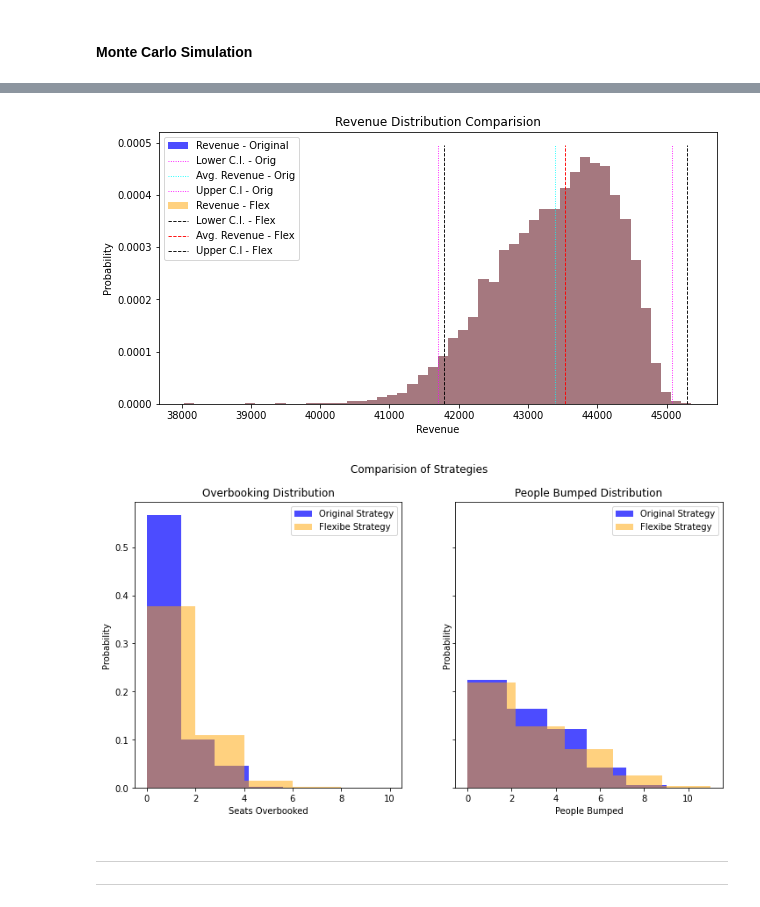
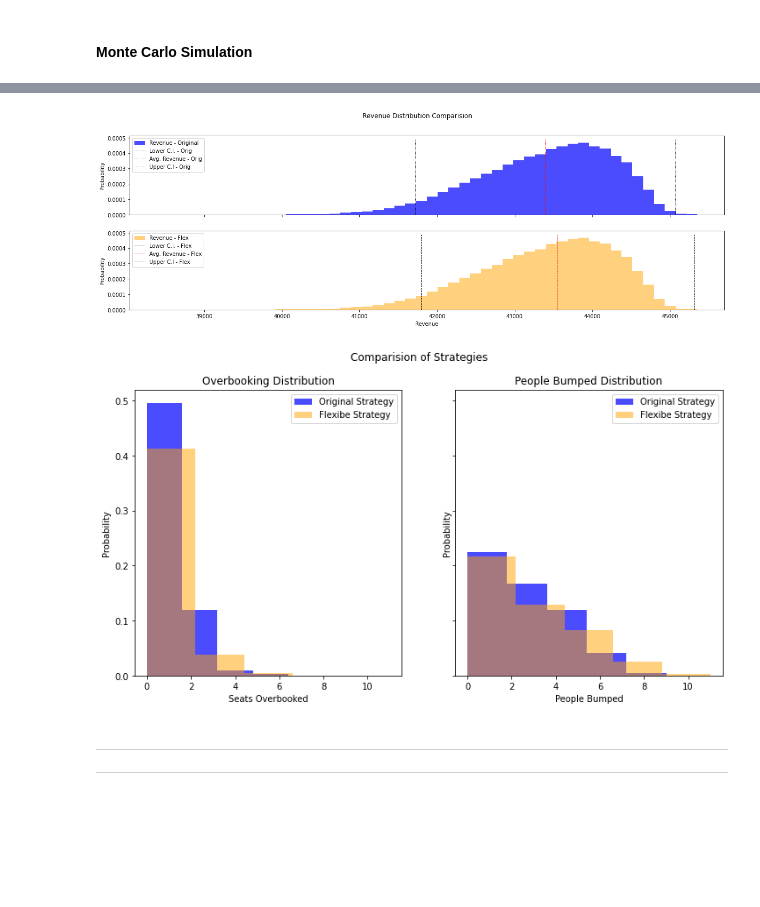
Before and after one commit to rohitashwachaks/advanced_optimisation, a Jupyter notebook: Projects/Project2/project2.ipynb, the cells around one changed output, grey strips where cells are left out. Drawn from its saved outputs; the diff is of its cells as text; code cells hidden in the pictures; blank space fills up the shorter version.

```diff
--- a/Projects/Project2/project2.ipynb
+++ b/Projects/Project2/project2.ipynb
@@ -307,7 +307,7 @@ def simulation(U, mode='normal', verbose = False):
         plt.hlines(COACH['seats']+OVERBOOKING_COUNT, -(T+1), 0, colors='r', linestyles='dashed', label='Overbooking Limit', linewidth=0.9)
         plt.xlabel('Time(days)')
         plt.ylabel('Seat Occupancy')
-        plt.title(f'Seat on a Plane, Revenue: ${np.round(revenue_vec[-1], 2)}\n Overbooking: {overbook_count}, Mode: {mode}')
+        plt.title(f'Seat on a Plane, Revenue: ${np.round(revenue_vec[-1], 2)}\n Overbooking: {OVERBOOKING_COUNT}, Mode: {mode}')
         plt.legend(loc = 4)
         plt.show()
 
@@ -335,7 +335,7 @@ revenue_vec, tickets_sold = simulation(U, mode = 'flex', verbose=True)
 # %% [markdown]
 #### Monte Carlo Simulation
 # %%
-def monte_carlo_simulation(overbook_count, mode='normal', n_sim=10000, verbose = False):
+def monte_carlo_simulation(overbook_count, mode='normal', n_sim=100000, verbose = False):
     _, U = overbook(overbook_count, mode)
 
     sim_revenue = np.zeros(n_sim)
@@ -394,7 +394,7 @@ def monte_carlo_simulation(overbook_count, mode='normal', n_sim=10000, verbose =
         plt.vlines(sim_mean + 1.96*sim_std, y_min, y_max, label='Upper C.I', linestyles='dashed', linewidth=0.9, color='black')
 
         expected_revenue = 42242.86 if mode == 'normal' else 42502.67
-        plt.vlines(expected_revenue, y_min, y_max, label='Expected. Revenue', linestyles='dashed', linewidth=0.9, color='g')
+        # plt.vlines(expected_revenue, y_min, y_max, label='Expected. Revenue', linestyles='dashed', linewidth=0.9, color='g')
         plt.xlabel('Revenue')
         plt.ylabel('Probability')
         plt.title(f'Revenue Distribution, Overbooking: {overbook_count}, Mode: {mode}')
@@ -430,25 +430,28 @@ Avg. Tickets Sold:
 # %%
-plt.figure(figsize=(10,5))
-plt.hist(revenue_orig, bins=50, density=True, label='Revenue - Original', alpha=0.7, color='b')
+fig, ax = plt.subplots(2, 1, figsize=(20, 6), sharey=True, sharex=True)
+
+ax[0].hist(revenue_orig, bins=50, density=True, label='Revenue - Original', alpha=0.7, color='b')
 sim_mean, sim_std = np.mean(revenue_orig), np.std(revenue_orig)
 y_min, y_max = plt.ylim()
-plt.vlines(sim_mean - 1.96*sim_std, y_min, y_max, label='Lower C.I. - Orig', linestyles='dotted', linewidth=0.9, color='magenta')
-plt.vlines(sim_mean, y_min, y_max, label='Avg. Revenue - Orig', linestyles='dotted', linewidth=0.9, color='cyan')
-plt.vlines(sim_mean + 1.96*sim_std, y_min, y_max, label='Upper C.I - Orig', linestyles='dotted', linewidth=0.9, color='magenta')
+ax[0].vlines(sim_mean - 1.96*sim_std, y_min, y_max, label='Lower C.I. - Orig', linestyles='dotted', linewidth=0.9, color='black')
+ax[0].vlines(sim_mean, y_min, y_max, label='Avg. Revenue - Orig', linestyles='dotted', linewidth=0.9, color='red')
+ax[0].vlines(sim_mean + 1.96*sim_std, y_min, y_max, label='Upper C.I - Orig', linestyles='dotted', linewidth=0.9, color='black')
+ax[0].set_ylabel('Probability')
+ax[0].legend(loc = 2)
 
-plt.hist(revenue_orig, bins=50, density=True, label='Revenue - Flex', alpha=0.5, color='orange')
+ax[1].hist(revenue_orig, bins=50, density=True, label='Revenue - Flex', alpha=0.5, color='orange')
 sim_mean, sim_std = np.mean(revenue_flex), np.std(revenue_flex)
-plt.vlines(sim_mean - 1.96*sim_std, y_min, y_max, label='Lower C.I. - Flex', linestyles='dashed', linewidth=0.9, color='black')
-plt.vlines(sim_mean, y_min, y_max, label='Avg. Revenue - Flex', linestyles='dashed', linewidth=0.9, color='r')
-plt.vlines(sim_mean + 1.96*sim_std, y_min, y_max, label='Upper C.I - Flex', linestyles='dashed', linewidth=0.9, color='black')
+ax[1].vlines(sim_mean - 1.96*sim_std, y_min, y_max, label='Lower C.I. - Flex', linestyles='dashed', linewidth=0.9, color='black')
+ax[1].vlines(sim_mean, y_min, y_max, label='Avg. Revenue - Flex', linestyles='dashed', linewidth=0.9, color='r')
+ax[1].vlines(sim_mean + 1.96*sim_std, y_min, y_max, label='Upper C.I - Flex', linestyles='dashed', linewidth=0.9, color='black')
+ax[1].set_ylabel('Probability')
+ax[1].legend(loc = 2)
 
 plt.xlabel('Revenue')
-plt.ylabel('Probability')
-plt.title(f'Revenue Distribution Comparision')
-plt.legend()
+plt.suptitle(f'Revenue Distribution Comparision')
 plt.show()
 # %% [output]
-[figure, old version]
+[figure, new version]
 # %%
 fig, ax = plt.subplots(1, 2, figsize=(12, 6), sharey=True)
 ax[0].hist(overbook_orig[:,0], bins=5, density=True, label='Original Strategy', alpha=0.7, color='b')
@@ -468,7 +471,7 @@ ax[1].legend()
 plt.suptitle('Comparision of Strategies')
 plt.show()
 # %% [output]
-[figure, old version]
+[figure, new version]
 # %% [markdown]
 ***
 ***
```
Also changed, not shown: parts of 3 cells of this notebook, 3 other files.
